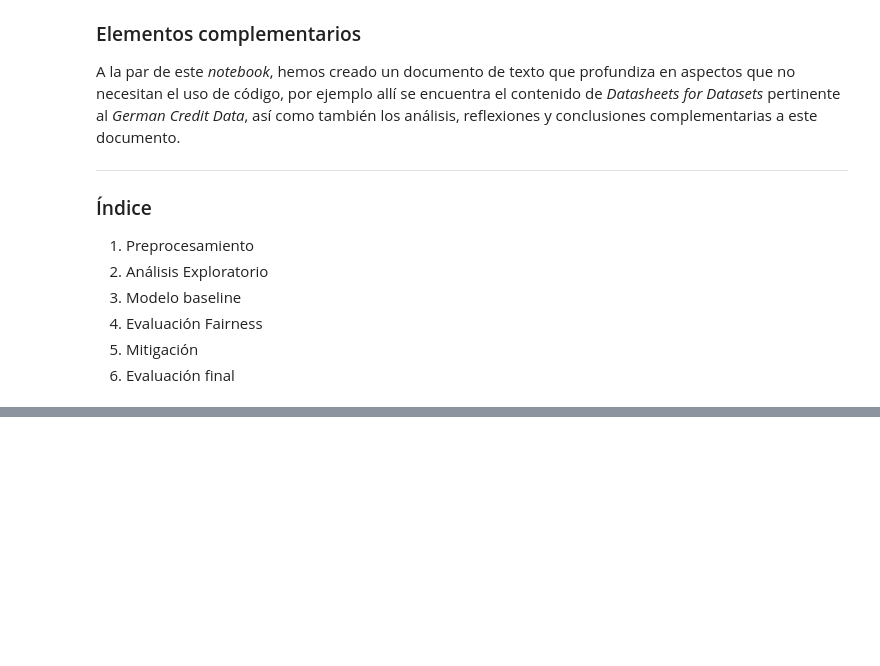
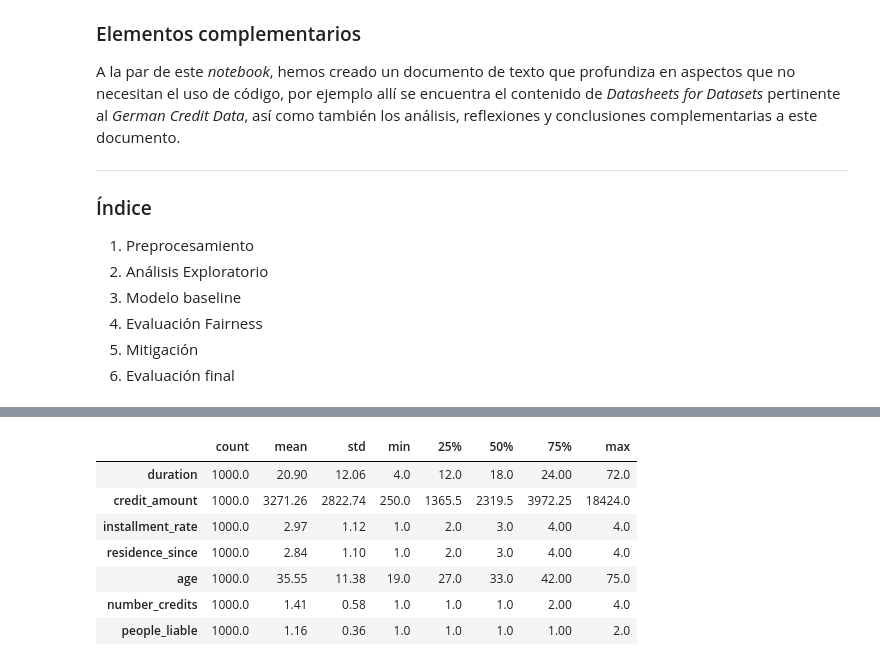
Before and after one commit to Gerardo1909/tpfinal_equidad, a Jupyter notebook: tp_final_fairness_ML/notebooks/main.ipynb, the cells around one changed output, grey strips where cells are left out. Cells and saved outputs as stored; diff of their text form; code cells hidden in the pictures; blank space fills up the shorter version.

```diff
--- a/tp_final_fairness_ML/notebooks/main.ipynb
+++ b/tp_final_fairness_ML/notebooks/main.ipynb
@@ -31,0 +52,8 @@ A la par de este _notebook_, hemos creado un documento de texto que profundiza e
+# %%
+statlog_german_credit_data = fetch_ucirepo(id=144)
+
+X = statlog_german_credit_data.data.features
+y = statlog_german_credit_data.data.targets
+
+print("Dimensiones de los atributos %d filas x %d columnas\nPrimeras 5 filas:" % X.shape)
+X.head()
@@ -31,0 +342,12 @@ A la par de este _notebook_, hemos creado un documento de texto que profundiza e
+# %%
+X["sex"] = X["personal_status_sex"].map(
+    {
+        "male, divorced/separated": "male",
+        "female, div/sep/married": "female",
+        "male, single": "male",
+        "male, married/widowed": "male",
+        "female, single": "female"
+    }
+)
+
+print("Distribución de género (biológico)\n\n", X['sex'].value_counts())
@@ -31,0 +413,12 @@ A la par de este _notebook_, hemos creado un documento de texto que profundiza e
+# %%
+# Resumen estadístico de los atributos numéricos
+X.describe().round(2).T
+# %% [output]
+|  | count | mean | std | min | 25% | 50% | 75% | max |
+| duration | 1000.0 | 20.90 | 12.06 | 4.0 | 12.0 | 18.0 | 24.00 | 72.0 |
+| credit_amount | 1000.0 | 3271.26 | 2822.74 | 250.0 | 1365.5 | 2319.5 | 3972.25 | 18424.0 |
+| installment_rate | 1000.0 | 2.97 | 1.12 | 1.0 | 2.0 | 3.0 | 4.00 | 4.0 |
+| residence_since | 1000.0 | 2.84 | 1.10 | 1.0 | 2.0 | 3.0 | 4.00 | 4.0 |
+| age | 1000.0 | 35.55 | 11.38 | 19.0 | 27.0 | 33.0 | 42.00 | 75.0 |
+| number_credits | 1000.0 | 1.41 | 0.58 | 1.0 | 1.0 | 1.0 | 2.00 | 4.0 |
+| people_liable | 1000.0 | 1.16 | 0.36 | 1.0 | 1.0 | 1.0 | 1.00 | 2.0 |
```
Also changed, not shown: parts of 22 cells of this notebook.
